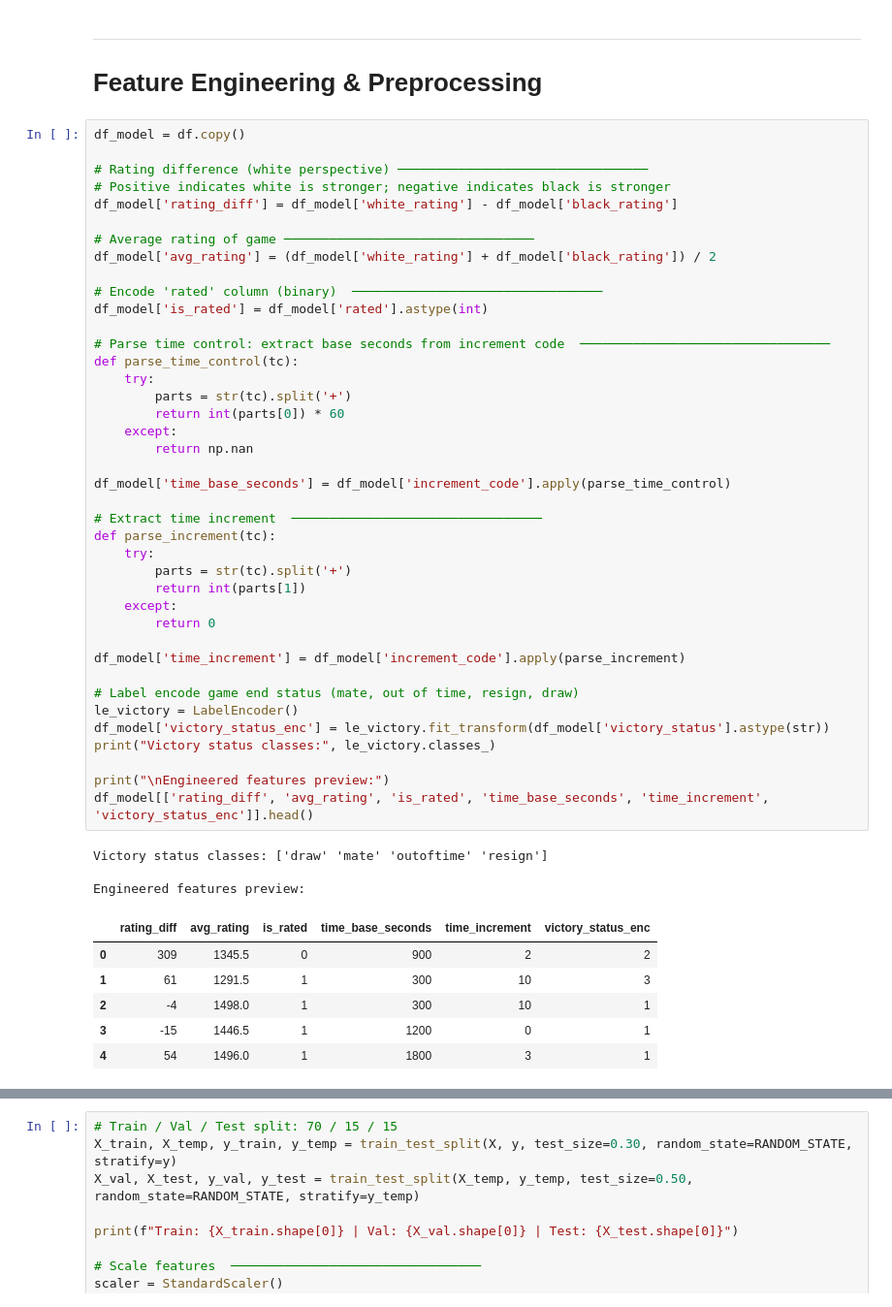
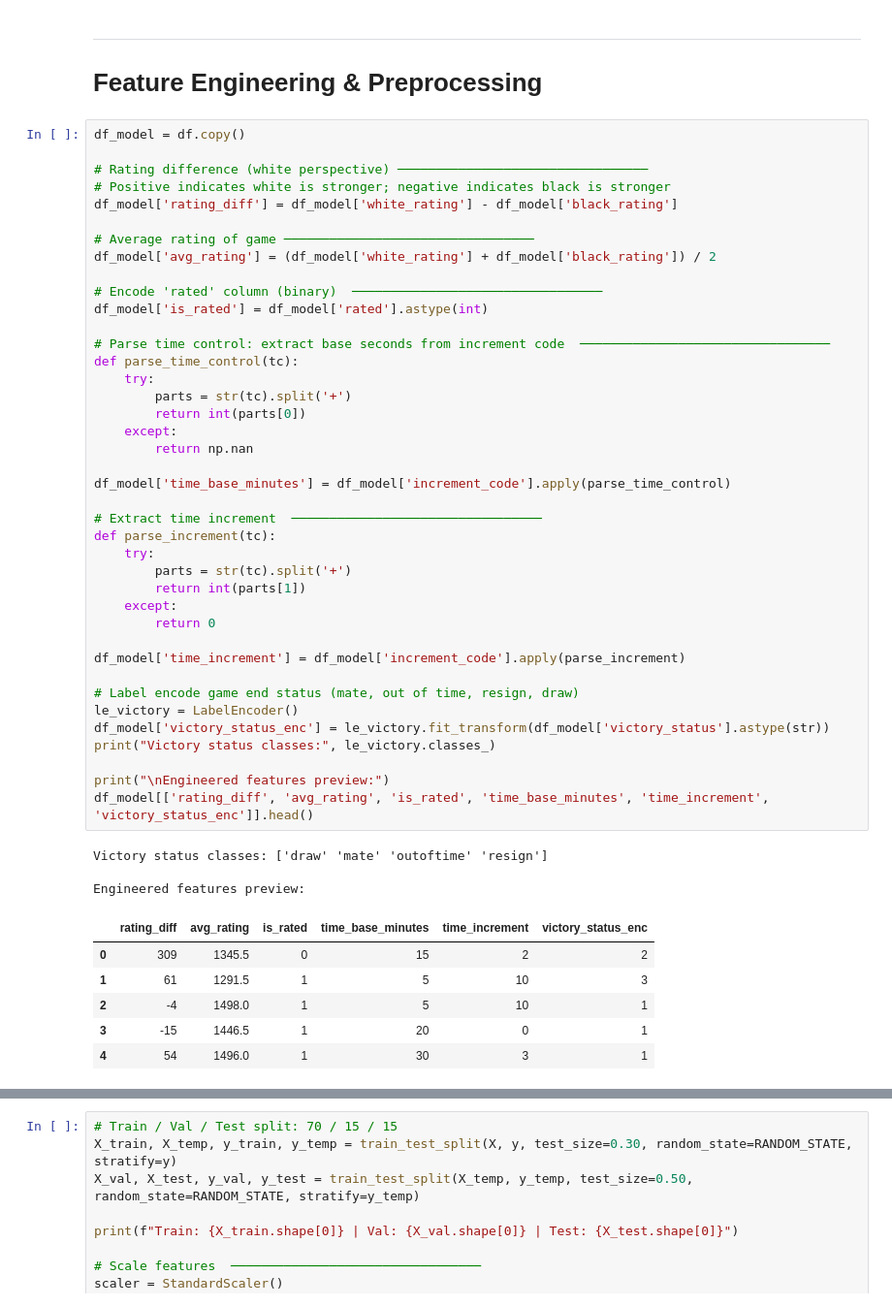
Before and after one commit to uriel-olayinka/ML_chess, a Jupyter notebook: final_notebook.ipynb, the cells around one changed output, grey strips where cells are left out. Shown at 97% size. Drawn from its saved outputs; the diff is of its cells as text.

```diff
--- a/final_notebook.ipynb
+++ b/final_notebook.ipynb
@@ -140,42 +140,42 @@ df_model['avg_rating'] = (df_model['white_rating'] + df_model['black_rating']) /
 df_model['is_rated'] = df_model['rated'].astype(int)
 
 # Parse time control: extract base seconds from increment code  ─────────────────────────────────
 def parse_time_control(tc):
     try:
         parts = str(tc).split('+')
-        return int(parts[0]) * 60
+        return int(parts[0])
     except:
         return np.nan
 
-df_model['time_base_seconds'] = df_model['increment_code'].apply(parse_time_control)
+df_model['time_base_minutes'] = df_model['increment_code'].apply(parse_time_control)
 
 # Extract time increment  ─────────────────────────────────
 def parse_increment(tc):
     try:
         parts = str(tc).split('+')
         return int(parts[1])
     except:
         return 0
 
 df_model['time_increment'] = df_model['increment_code'].apply(parse_increment)
 
 # Label encode game end status (mate, out of time, resign, draw)
 le_victory = LabelEncoder()
 df_model['victory_status_enc'] = le_victory.fit_transform(df_model['victory_status'].astype(str))
 print("Victory status classes:", le_victory.classes_)
 
 print("\nEngineered features preview:")
-df_model[['rating_diff', 'avg_rating', 'is_rated', 'time_base_seconds', 'time_increment', 'victory_status_enc']].head()
+df_model[['rating_diff', 'avg_rating', 'is_rated', 'time_base_minutes', 'time_increment', 'victory_status_enc']].head()
 # %% [output]
 Victory status classes: ['draw' 'mate' 'outoftime' 'resign']
 
 Engineered features preview:
-|  | rating_diff | avg_rating | is_rated | time_base_seconds | time_increment | victory_status_enc |
-| 0 | 309 | 1345.5 | 0 | 900 | 2 | 2 |
-| 1 | 61 | 1291.5 | 1 | 300 | 10 | 3 |
-| 2 | -4 | 1498.0 | 1 | 300 | 10 | 1 |
-| 3 | -15 | 1446.5 | 1 | 1200 | 0 | 1 |
-| 4 | 54 | 1496.0 | 1 | 1800 | 3 | 1 |
+|  | rating_diff | avg_rating | is_rated | time_base_minutes | time_increment | victory_status_enc |
+| 0 | 309 | 1345.5 | 0 | 15 | 2 | 2 |
+| 1 | 61 | 1291.5 | 1 | 5 | 10 | 3 |
+| 2 | -4 | 1498.0 | 1 | 5 | 10 | 1 |
+| 3 | -15 | 1446.5 | 1 | 20 | 0 | 1 |
+| 4 | 54 | 1496.0 | 1 | 30 | 3 | 1 |
 # %%
 FEATURES = [
     'rating_diff',
```
Also changed, not shown: parts of 11 cells of this notebook, 8 other files.
